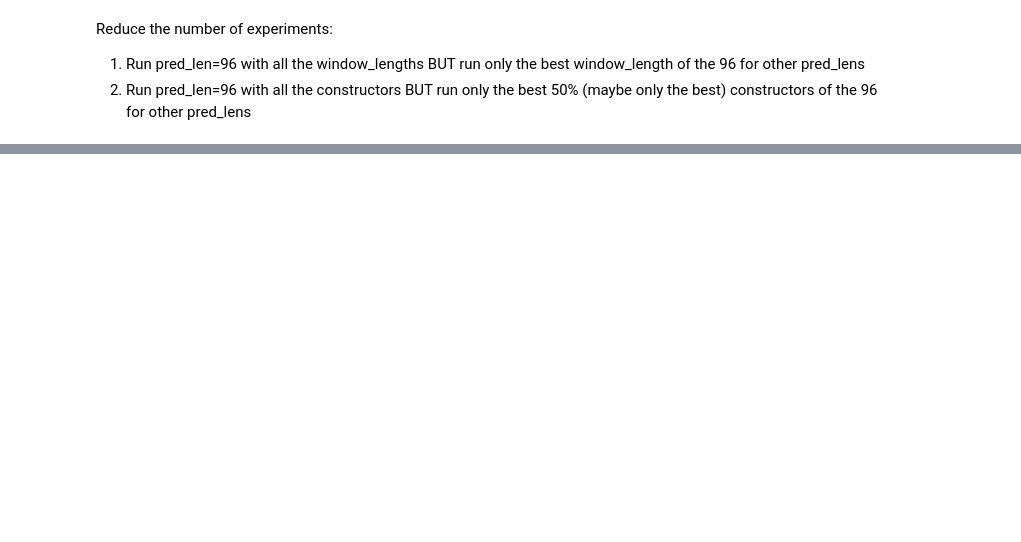
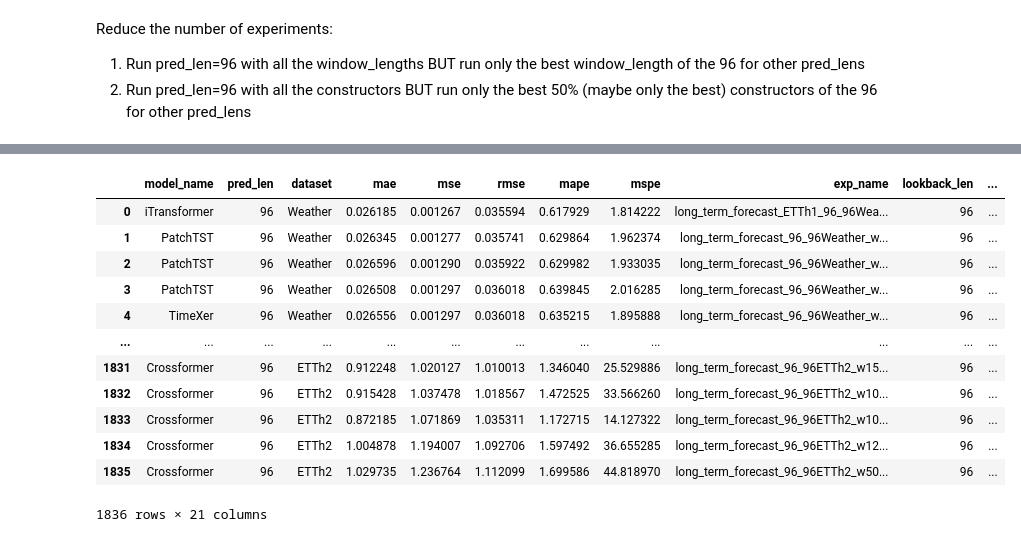
Before and after one commit to avilarenan/TSPindorama, a Jupyter notebook: results.ipynb, the cells around one changed output, grey strips where cells are left out. Drawn from its saved outputs; the diff is of its cells as text; code cells hidden in the pictures; blank space fills up the shorter version.

Commit message:
Adding more experiments and result analysis

```diff
--- a/results.ipynb
+++ b/results.ipynb
@@ -212,0 +111,9 @@ FileNotFoundError: [Errno 2] No such file or directory: './long_term_forecast_ET
+# %%
+import os
+import pandas as pd
+pd.options.plotting.backend = "plotly"
+from results_utils import plot_grouped_hist_with_curve, get_results, plot_results
+
+results_df = get_results()
+results_df.to_csv("partial_results.csv", index=False)
+results_df.groupby(["dataset", "pred_len", "model_name"]).size()
@@ -212,0 +138,16 @@ FileNotFoundError: [Errno 2] No such file or directory: './long_term_forecast_ET
+# %%
+results_df.sort_values("mse", ascending=True)
+# %% [output]
+|  | model_name | pred_len | dataset | mae | mse | rmse | mape | mspe | exp_name | lookback_len | ... |
+| 0 | iTransformer | 96 | Weather | 0.026185 | 0.001267 | 0.035594 | 0.617929 | 1.814222 | long_term_forecast_ETTh1_96_96Wea... | 96 | ... |
+| 1 | PatchTST | 96 | Weather | 0.026345 | 0.001277 | 0.035741 | 0.629864 | 1.962374 | long_term_forecast_96_96Weather_w... | 96 | ... |
+| 2 | PatchTST | 96 | Weather | 0.026596 | 0.001290 | 0.035922 | 0.629982 | 1.933035 | long_term_forecast_96_96Weather_w... | 96 | ... |
+| 3 | PatchTST | 96 | Weather | 0.026508 | 0.001297 | 0.036018 | 0.639845 | 2.016285 | long_term_forecast_96_96Weather_w... | 96 | ... |
+| 4 | TimeXer | 96 | Weather | 0.026556 | 0.001297 | 0.036018 | 0.635215 | 1.895888 | long_term_forecast_96_96Weather_w... | 96 | ... |
+| ... | ... | ... | ... | ... | ... | ... | ... | ... | ... | ... | ... |
+| 1831 | Crossformer | 96 | ETTh2 | 0.912248 | 1.020127 | 1.010013 | 1.346040 | 25.529886 | long_term_forecast_96_96ETTh2_w15... | 96 | ... |
+| 1832 | Crossformer | 96 | ETTh2 | 0.915428 | 1.037478 | 1.018567 | 1.472525 | 33.566260 | long_term_forecast_96_96ETTh2_w10... | 96 | ... |
+| 1833 | Crossformer | 96 | ETTh2 | 0.872185 | 1.071869 | 1.035311 | 1.172715 | 14.127322 | long_term_forecast_96_96ETTh2_w10... | 96 | ... |
+| 1834 | Crossformer | 96 | ETTh2 | 1.004878 | 1.194007 | 1.092706 | 1.597492 | 36.655285 | long_term_forecast_96_96ETTh2_w12... | 96 | ... |
+| 1835 | Crossformer | 96 | ETTh2 | 1.029735 | 1.236764 | 1.112099 | 1.699586 | 44.818970 | long_term_forecast_96_96ETTh2_w50... | 96 | ... |
+1836 rows × 21 columns
```
Also changed, not shown: parts of 13 cells of this notebook, 5 other files.
